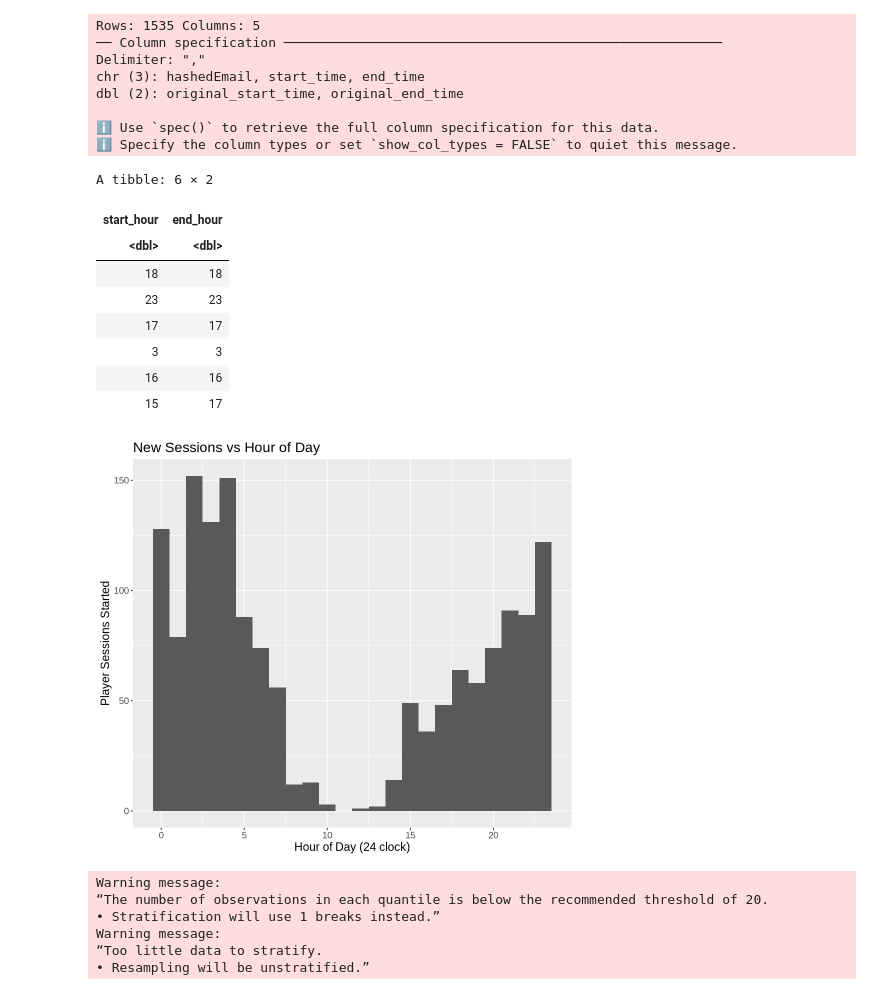
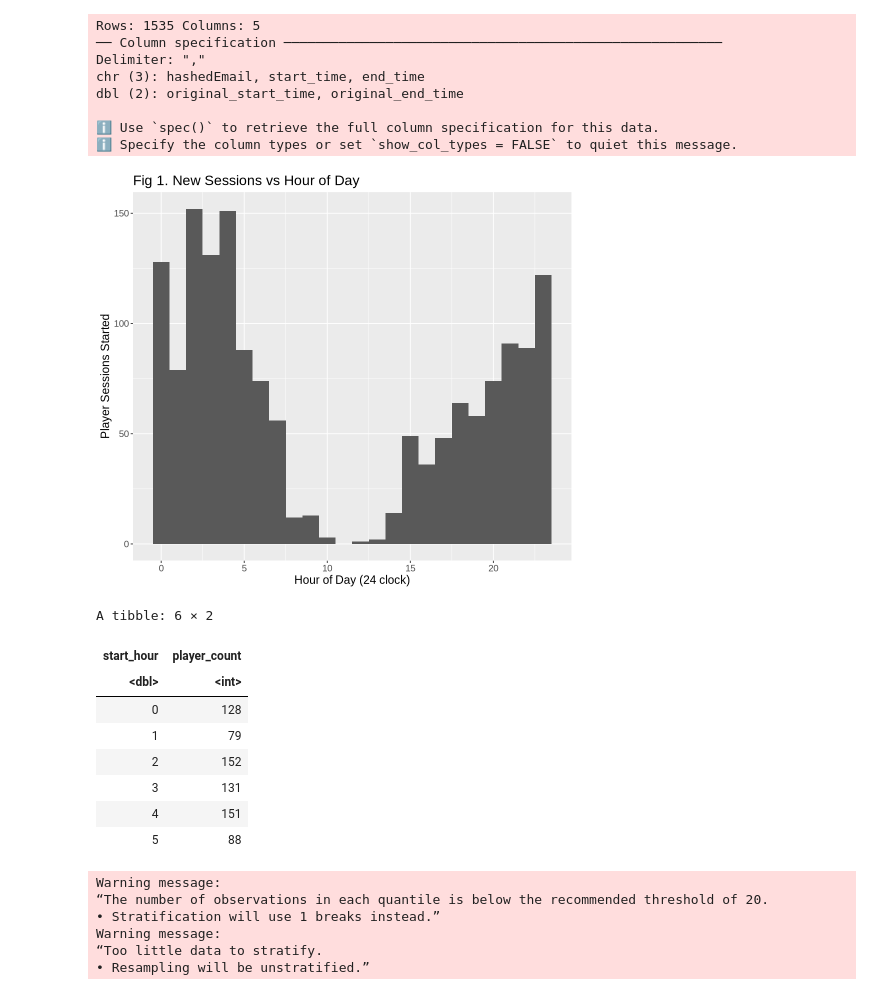
Before and after one commit to emmap24/dsci-100-project, a Jupyter notebook: project_justcode.ipynb, the cells around one changed output. Saved outputs shown, nothing was run; the diff lists cells and outputs as text; code cells hidden in the pictures.

```diff
--- a/project_justcode.ipynb
+++ b/project_justcode.ipynb
@@ -62,32 +41,32 @@ dbl (2): original_start_time, original_end_time
 ℹ Specify the column types or set `show_col_types = FALSE` to quiet this message.
 # %%
 sessions_hour <- sessions |>
-    select(start_hour, end_hour) |>
+    select(start_hour) |>
     map_df(as.numeric)
-head(sessions_hour)
-# %% [output]
-A tibble: 6 × 2
-| start_hour | end_hour |
-| <dbl> | <dbl> |
-| 18 | 18 |
-| 23 | 23 |
-| 17 | 17 |
-| 3 | 3 |
-| 16 | 16 |
-| 15 | 17 |
 # %%
 options(repr.plot.width = 8, repr.plot.height = 7)
 
 new_sessions_plot <- sessions_hour |>
     ggplot(aes(x = start_hour)) +
     geom_histogram(binwidth = 1) +
-    labs(x = 'Hour of Day (24 clock)', y = 'Player Sessions Started', title = 'New Sessions vs Hour of Day') +
+    labs(x = 'Hour of Day (24 clock)', y = 'Player Sessions Started', title = 'Fig 1. New Sessions vs Hour of Day') +
     theme(text = element_text(size = 14))
 new_sessions_plot
 # %% [output]
-[figure, old version]
+[figure, new version]
 # %%
 new_sessions_count <- sessions_hour |>
     group_by(start_hour) |>
     summarize(player_count = n())
+head(new_sessions_count)
+# %% [output]
+A tibble: 6 × 2
+| start_hour | player_count |
+| <dbl> | <int> |
+| 0 | 128 |
+| 1 | 79 |
+| 2 | 152 |
+| 3 | 131 |
+| 4 | 151 |
+| 5 | 88 |
 # %%
```
Also changed, not shown: parts of 12 cells of this notebook, 1 other file.
